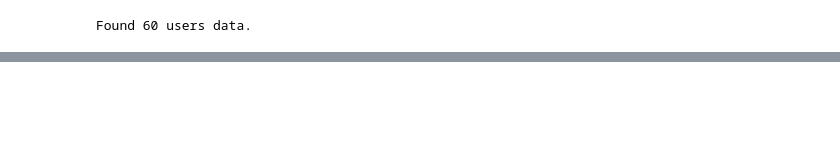
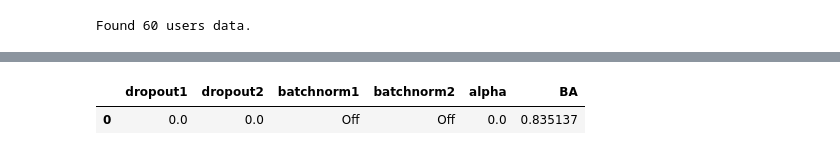
Before and after one commit to YangHu-yh/Extrasensory_Data_Mining, a Jupyter notebook: Test_MLP_model.ipynb, the cells around one changed output, grey strips where cells are left out. Cells and saved outputs as stored; diff of their text form; code cells hidden in the pictures; blank space fills up the shorter version.

```diff
--- a/Test_MLP_model.ipynb
+++ b/Test_MLP_model.ipynb
@@ -55,0 +120,14 @@ X_train, y_train, M_train, X_val, y_val, M_val, X_test, y_test, M_test = random_
+# %%
+#make dataframe which can store value for each hyper parameter
+hyperpara = pd.DataFrame({'dropout1':[], 'dropout2':[], 'batchnorm1':[], 'batchnorm2':[],'alpha':[], 'BA':[]})
+
+for dropout1 in [0, 0.15]:
+    dropout2 = dropout1
+    for batchnorm1 in ['Off', 'On']:
+        batchnorm2 = batchnorm1
+        # for each drop out1,
+        for alpha in [0, 0.1, 0.01]:
+            mlp = MLP_model([16, 16], target_label, epoches = 40, learning_rate = 0.00005, dropout1 =dropout1, dropout2 =dropout2, batchnorm1 = batchnorm1, batchnorm2 = batchnorm2, alpha = alpha)
+            mlp.fit(X_train, y_train, M_train= M_train)
+            #save the result of fit at each learning rate and regularization constant in hyperpara so that we can draw plot
+            hyperpara = hyperpara.append({'dropout1':dropout1, 'dropout2':dropout2, 'batchnorm1':batchnorm1, 'batchnorm2':batchnorm2,'alpha':alpha, 'BA':mlp.score(X_val, y_val, M = M_val)}, ignore_index=True)
@@ -55,0 +181,7 @@ X_train, y_train, M_train, X_val, y_val, M_val, X_test, y_test, M_test = random_
+# %%
+# show lowest score among each parameter
+
+hyperpara.sort_values(by = 'BA',ascending=False).head(20)
+# %% [output]
+|  | dropout1 | dropout2 | batchnorm1 | batchnorm2 | alpha | BA |
+| 0 | 0.0 | 0.0 | Off | Off | 0.0 | 0.835137 |
```
Also changed, not shown: parts of 16 cells of this notebook.
